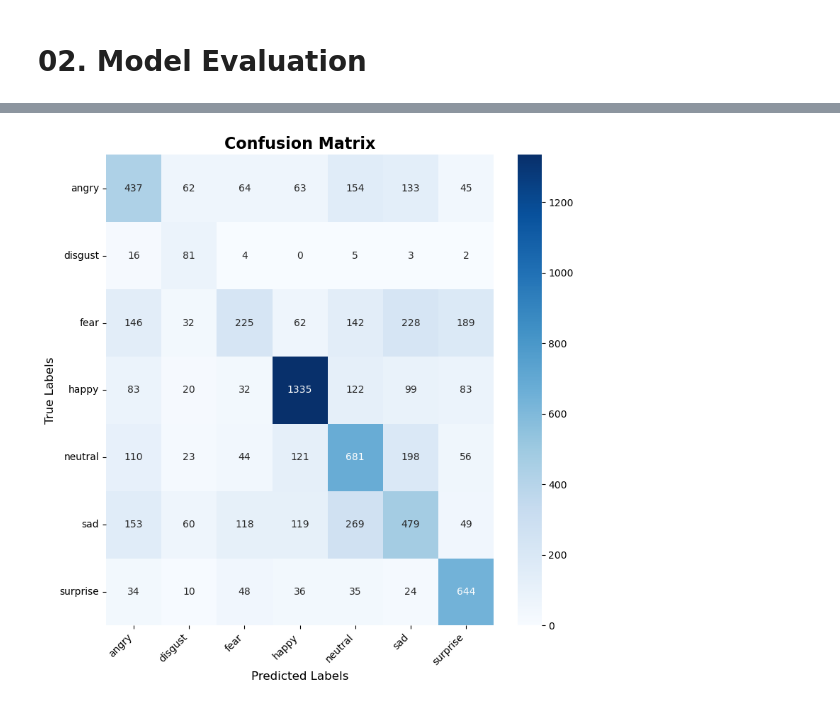
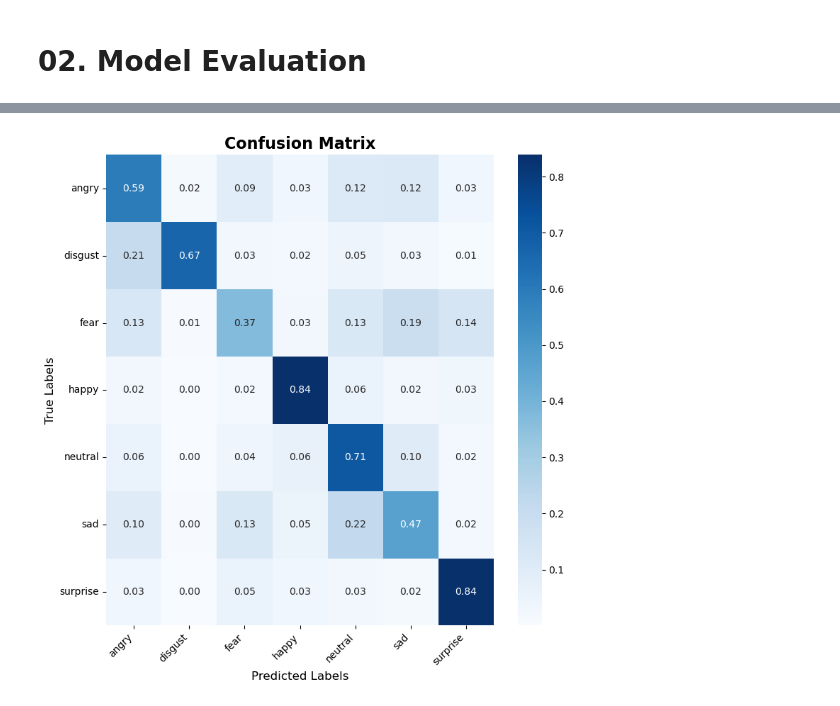
Before and after one commit to AlbertNewton254/fer-2013, a Jupyter notebook: notebooks/02_evaluation.ipynb, the cells around one changed output, grey strips where cells are left out. Cells and saved outputs as stored; diff of their text form; code cells hidden in the pictures.

```diff
--- a/notebooks/02_evaluation.ipynb
+++ b/notebooks/02_evaluation.ipynb
@@ -110,23 +117,24 @@ weighted avg     0.5384    0.5408    0.5318      7178
 # %%
-cm = confusion_matrix(ground_truths, predictions)
+cm = confusion_matrix(ground_truths, predictions, normalize='true')
 
 fig, ax = plt.subplots(figsize=(8, 8))
 sns.heatmap(
     cm,
     annot=True,
-    fmt="d",
+    fmt=".2f",
     cmap="Blues",
     xticklabels=class_names,
     yticklabels=class_names,
     ax=ax,
  )
 
 ax.set_title("Confusion Matrix", fontsize=16, fontweight="bold")
 ax.set_xlabel("Predicted Labels", fontsize=12)
 ax.set_ylabel("True Labels", fontsize=12)
 plt.xticks(rotation=45, ha="right")
 plt.yticks(rotation=0)
 plt.tight_layout()
+plt.savefig(f'{Path(run_dirs[-1] / "confusion_matrix.png")}', dpi=300)
 plt.show()
 # %% [output]
-[figure, old version]
+[figure, new version]
```
Also changed, not shown: parts of 4 cells of this notebook.
